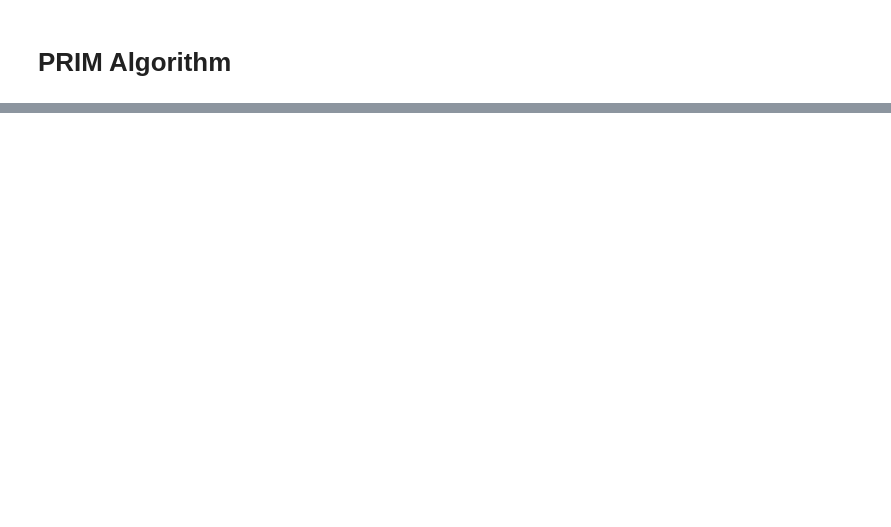
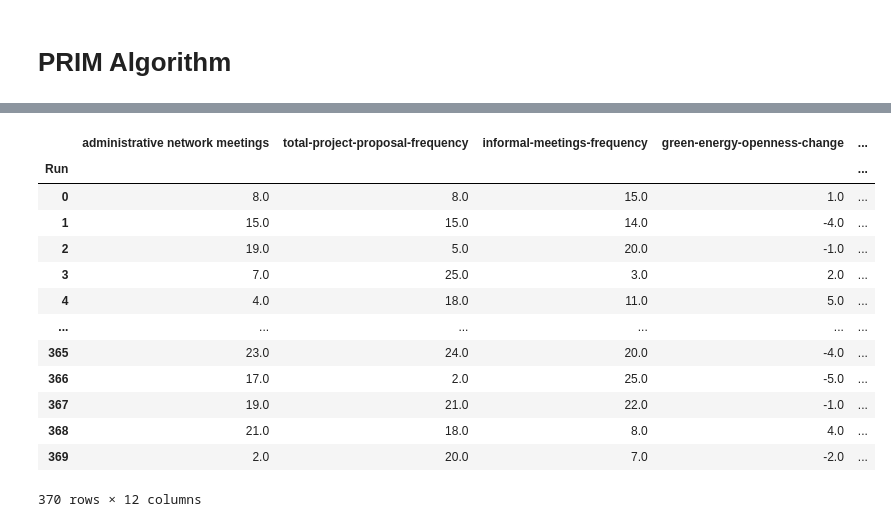
Before and after one commit to fcruztorres/ABM_Energy_Transition, a Jupyter notebook: Data Analysis with prim.ipynb, the cells around one changed output, grey strips where cells are left out. Drawn from its saved outputs; the diff is of its cells as text; code cells hidden in the pictures; blank space fills up the shorter version.

```diff
--- a/Data Analysis with prim.ipynb
+++ b/Data Analysis with prim.ipynb
@@ -203 +188,20 @@ results
+# %%
+prim_results = results.groupby(["Run"]).mean()
+#prim_results.rename(columns={"administrative-network-meetings":"administrative network meetings"}, inplace=True)
+prim_results
+# %% [output]
+|  | administrative network meetings | total-project-proposal-frequency | informal-meetings-frequency | green-energy-openness-change | ... |
+| Run |  |  |  |  | ... |
+| 0 | 8.0 | 8.0 | 15.0 | 1.0 | ... |
+| 1 | 15.0 | 15.0 | 14.0 | -4.0 | ... |
+| 2 | 19.0 | 5.0 | 20.0 | -1.0 | ... |
+| 3 | 7.0 | 25.0 | 3.0 | 2.0 | ... |
+| 4 | 4.0 | 18.0 | 11.0 | 5.0 | ... |
+| ... | ... | ... | ... | ... | ... |
+| 365 | 23.0 | 24.0 | 20.0 | -4.0 | ... |
+| 366 | 17.0 | 2.0 | 25.0 | -5.0 | ... |
+| 367 | 19.0 | 21.0 | 22.0 | -1.0 | ... |
+| 368 | 21.0 | 18.0 | 8.0 | 4.0 | ... |
+| 369 | 2.0 | 20.0 | 7.0 | -2.0 | ... |
+370 rows × 12 columns
 # %%
```
Also changed, not shown: parts of 7 cells of this notebook, 36 other files.
